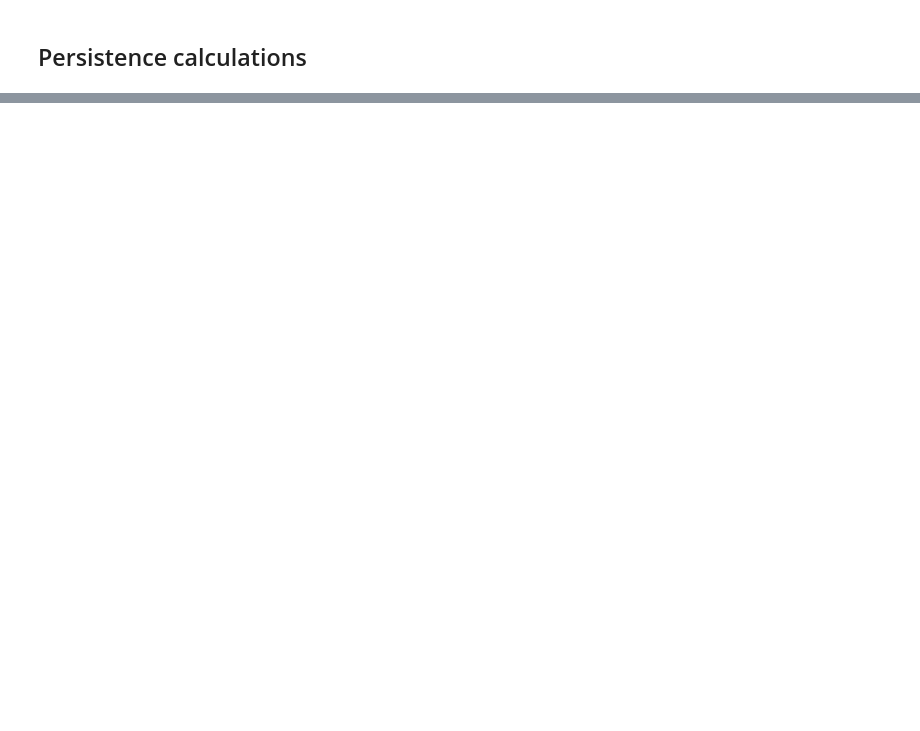
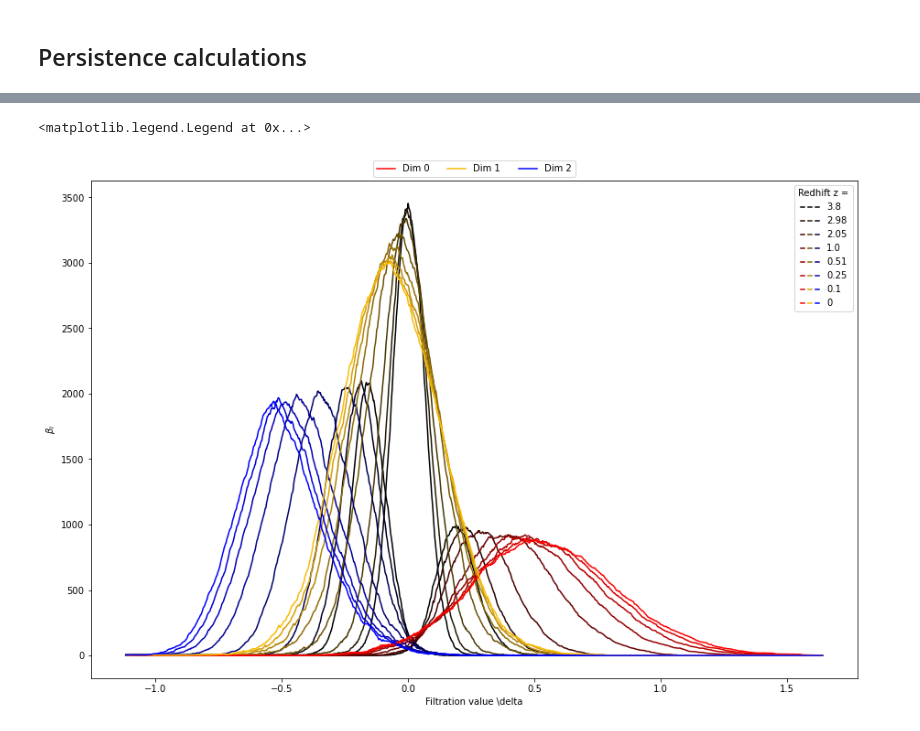
Before and after one commit to gwilding/cosmicwebpersistence, a Jupyter notebook: cosmic_web_persistence_demo.ipynb, the cells around one changed output, grey strips where cells are left out. Drawn from its saved outputs; the diff is of its cells as text; code cells hidden in the pictures; blank space fills up the shorter version.

Commit message:
Update plots: tqdm added, fitting parameters improved. Add todo points.

```diff
--- a/cosmic_web_persistence_demo.ipynb
+++ b/cosmic_web_persistence_demo.ipynb
@@ -34,11 +53,10 @@ for den_file in sorted(os.listdir(density_path)):
 # We perform the following pipeline for all snapshots of the evolving
 # density field, and store persistence and Betti curves
 persistence_diagrams_evolution = []
-Betti_curve_evolution = []
 
 periodicity = (True, True, True)
 
-for density_cube in density_cubes:
+for density_cube in tqdm(density_cubes):
     cubical_complex = gudhi.PeriodicCubicalComplex(density_cube.shape,
                                                    -density_cube.flatten(),
                                                    periodicity)
@@ -62,11 +82,12 @@ for density_cube in density_cubes:
 # %%
+Betti_curve_evolution = []
 low  = min([min([np.min(p[p > -np.inf]) for p in persistence])
                 for persistence in persistence_diagrams_evolution])
 high = max([max([np.max(p[p < np.inf]) for p in persistence])
             for persistence in persistence_diagrams_evolution])
-betti_curve_vector = np.linspace(low,high,200)
+betti_curve_vector = np.linspace(low,high,1000)
 
-for persistence in persistence_diagrams_evolution:
+for persistence in tqdm(persistence_diagrams_evolution):
     # short:
     betti_curves = [np.array([np.sum((p[:,1] <= filtr_val) & (p[:,0] >= filtr_val))
                               for filtr_val in betti_curve_vector])
@@ -92,0 +124,33 @@ for persistence in persistence_diagrams_evolution:
+# %%
+# Visualisations
+# Betti curve evolution, using a colour gradient
+# Dimension 0: red
+# Dimension 1: gold
+# Dimension 2: blue
+redshift = [3.8, 2.98, 2.05, 1.00, 0.51, 0.25, 0.1, 0]
+cdim_rgb = {0: np.array([255/255, 0, 0]),
+            1: np.array([249/255,188/255,8/255]),
+            2: np.array([0, 0, 255/255])}
+fig, ax = plt.subplots(1,1,figsize=(15,10))
+im_z= [[], [], [], [], [], [], [], []]
+for snap_id, b_curves in enumerate(Betti_curve_evolution):  # for each snapshot
+    for dim, b_curve in enumerate(b_curves):            # for each dimension
+        im, = ax.plot(betti_curve_vector,
+                b_curve,
+                c = cdim_rgb[dim]*(snap_id/7))
+        im_z[snap_id].append(im)
+legend1 = plt.legend(im_z[-1], ["Dim 0", "Dim 1", "Dim 2"],
+                     loc='upper center',
+                     bbox_to_anchor=(0.5, 1.05),
+                     ncol=3)
+ax.legend([tuple(i) for i in im_z],
+           redshift,
+           scatterpoints=1, numpoints=1,handler_map={tuple: HandlerTuple(ndivide=None)},
+           title='Redhift z =')
+ax.set_xlabel(r'Filtration value \delta');
+ax.set_ylabel(r'$\beta_i$');
+fig.gca().add_artist(legend1)
+# fig.savefig('Betti_curve_evolution.png',bbox_inches='tight')
+# %% [output]
+<matplotlib.legend.Legend at 0x...>
+[figure, added]
```
Also changed, not shown: parts of 15 cells of this notebook, 1 other file.
